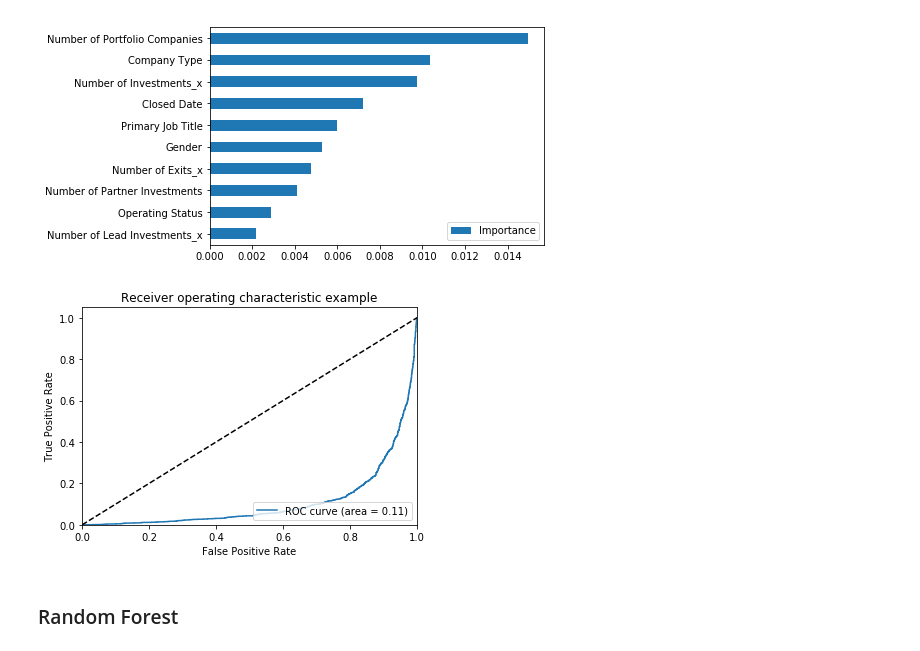
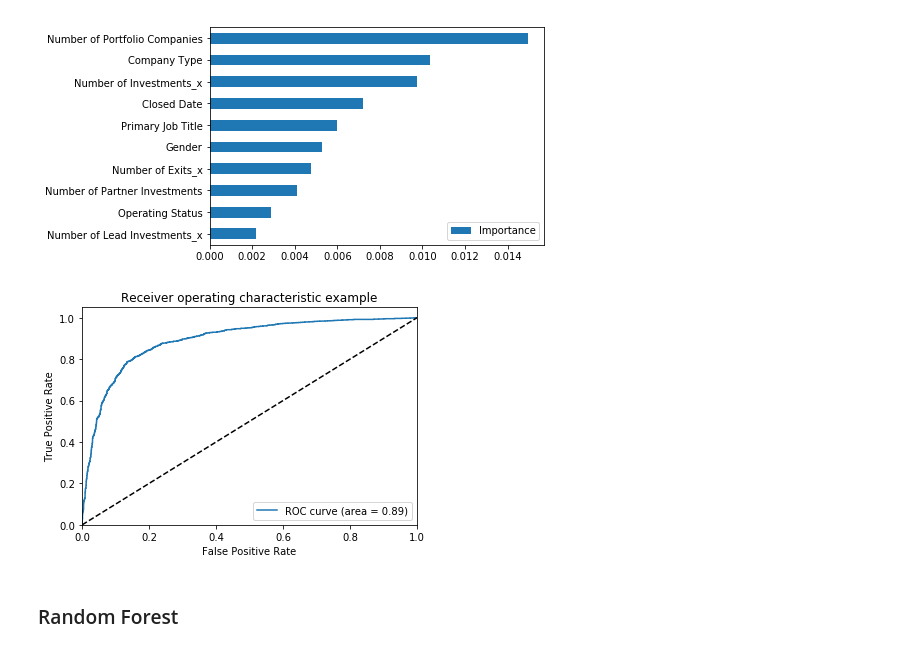
Before and after one commit to alexnakagawa/vc_holy_grail, a Jupyter notebook: Latest data and models/ProjectClean.ipynb, the cells around one changed output. Drawn from its saved outputs; the diff is of its cells as text; code cells hidden in the pictures.

Commit message:
Ficed ROC Curve

```diff
--- a/Latest data and models/ProjectClean.ipynb
+++ b/Latest data and models/ProjectClean.ipynb
@@ -618,23 +622,23 @@ tpr = dict()
 roc_auc = dict()
 for i in range(n_classes):
     fpr[i], tpr[i], _ = roc_curve(y_test[:, i], y_score[:, i])
-    roc_auc[i] = auc(fpr[i], tpr[i])
+    roc_auc[i] = auc(tpr[i], fpr[i])
 # %%
 # Plot  ROC curve
 
 for i in range(n_classes):
     plt.figure()
-    plt.plot(fpr[i], tpr[i], label='ROC curve (area = %0.2f)' % roc_auc[i])
+    plt.plot(tpr[i], fpr[i], label='ROC curve (area = %0.2f)' % roc_auc[i])
     plt.plot([0, 1], [0, 1], 'k--')
     plt.xlim([0.0, 1.0])
     plt.ylim([0.0, 1.05])
     plt.xlabel('False Positive Rate')
     plt.ylabel('True Positive Rate')
     plt.title('Receiver operating characteristic example')
     plt.legend(loc="lower right")
     plt.show()
 # %% [output]
-[figure, old version]
+[figure, new version]
 # %% [markdown]
 ### Random Forest
 # %%
```
Also changed, not shown: parts of 2 cells of this notebook.
